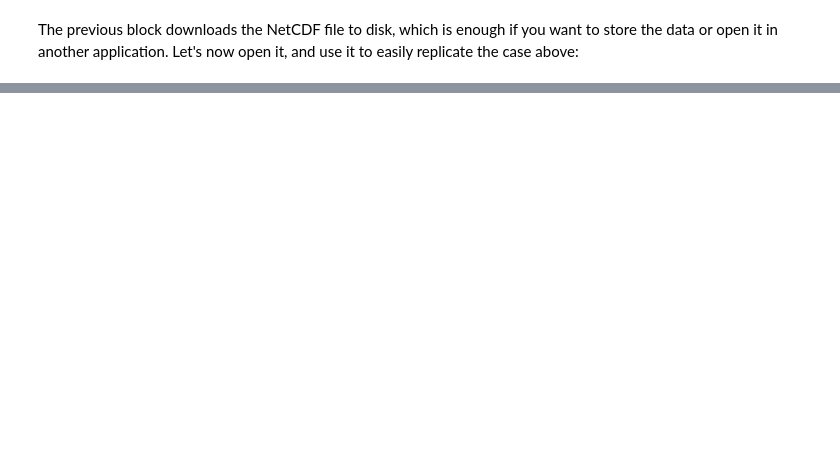
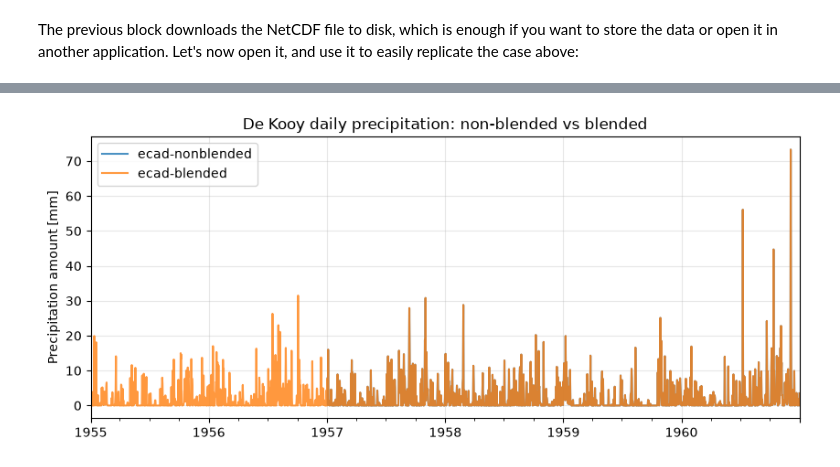
Before and after one commit to ECA-D/ecad_rodeo_demo, a Jupyter notebook: basic_demo.ipynb, the cells around one changed output, grey strips where cells are left out. Drawn from its saved outputs; the diff is of its cells as text; code cells hidden in the pictures; blank space fills up the shorter version.

Commit message:
add blending explanations (#2)
Co-authored-by: Joran Angevaare <joran.angevaare@knmi.nl>

```diff
--- a/basic_demo.ipynb
+++ b/basic_demo.ipynb
@@ -320,0 +337,13 @@ ds["tg21_q"].plot()
+# %%
+blend_station_id = "ecad_0000161"  # De Kooy
+blend_params = {
+    "standard_name": "precipitation_amount",
+    "method": "sum",
+    "bbox": "4.775,52.92,4.79,52.93",
+    "datetime": "1955-01-01T00:00:00Z/1960-12-31T00:00:00Z",
+}
+# %%
+cubes = {
+    name: get_json(f"{base_url}/collections/{name}/cube", blend_params)
+    for name in ["ecad-nonblended", "ecad-blended"]
+}
@@ -320,0 +357,17 @@ ds["tg21_q"].plot()
+# %%
+def rr_series(cube):
+    coverage = next(
+        c for c in cube["coverages"] if c["eumetnet:locationId"] == blend_station_id
+    )
+    times = pd.to_datetime(coverage["domain"]["axes"]["t"]["values"]).tz_localize(None)
+    rr_names = [k for k in coverage["ranges"] if k.startswith("rr") and not k.endswith("_q")]
+    values = pd.DataFrame(
+        {k: coverage["ranges"][k]["values"] for k in rr_names}, index=times
+    )
+    return values.bfill(axis=1).iloc[:, 0]
+
+
+blend_comparison = pd.DataFrame(
+    {name: rr_series(cube) for name, cube in cubes.items()}
+)
+blend_comparison.notna().groupby(blend_comparison.index.year).sum()
@@ -320,0 +382,8 @@ ds["tg21_q"].plot()
+# %%
+fig, ax = plt.subplots(figsize=(10, 4))
+blend_comparison.plot(ax=ax, alpha=0.8)
+ax.set_ylabel("Precipitation amount [mm]")
+ax.set_title("De Kooy daily precipitation: non-blended vs blended")
+ax.grid(True, alpha=0.3)
+# %% [output]
+[figure, added]
```
Also changed, not shown: parts of 11 cells of this notebook, 5 other files.
